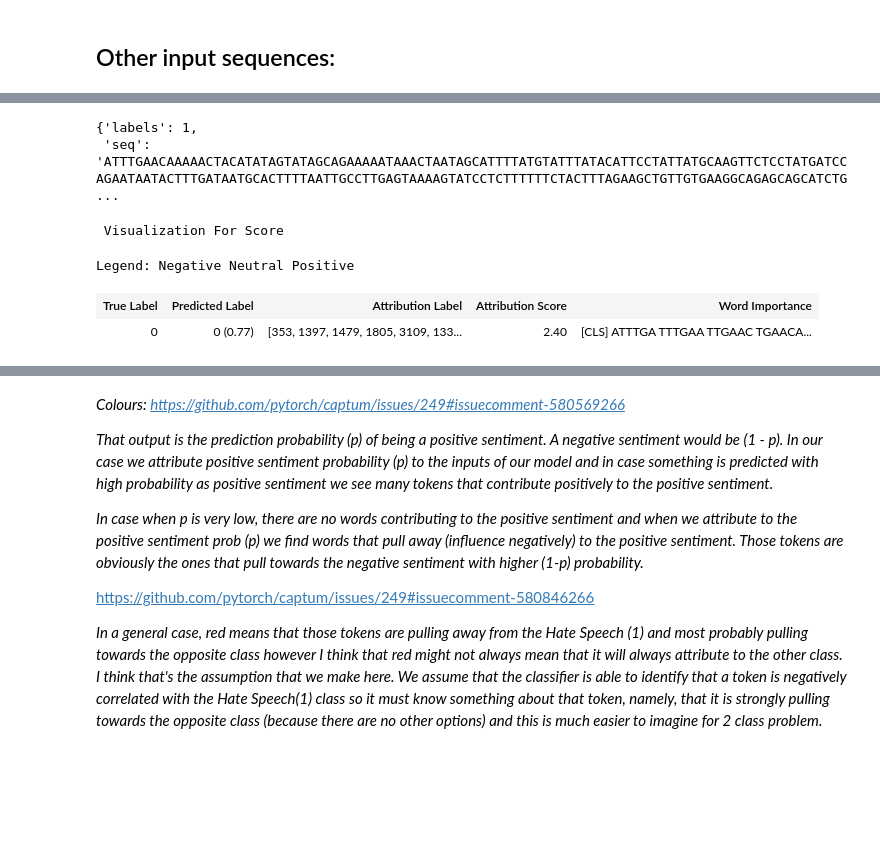
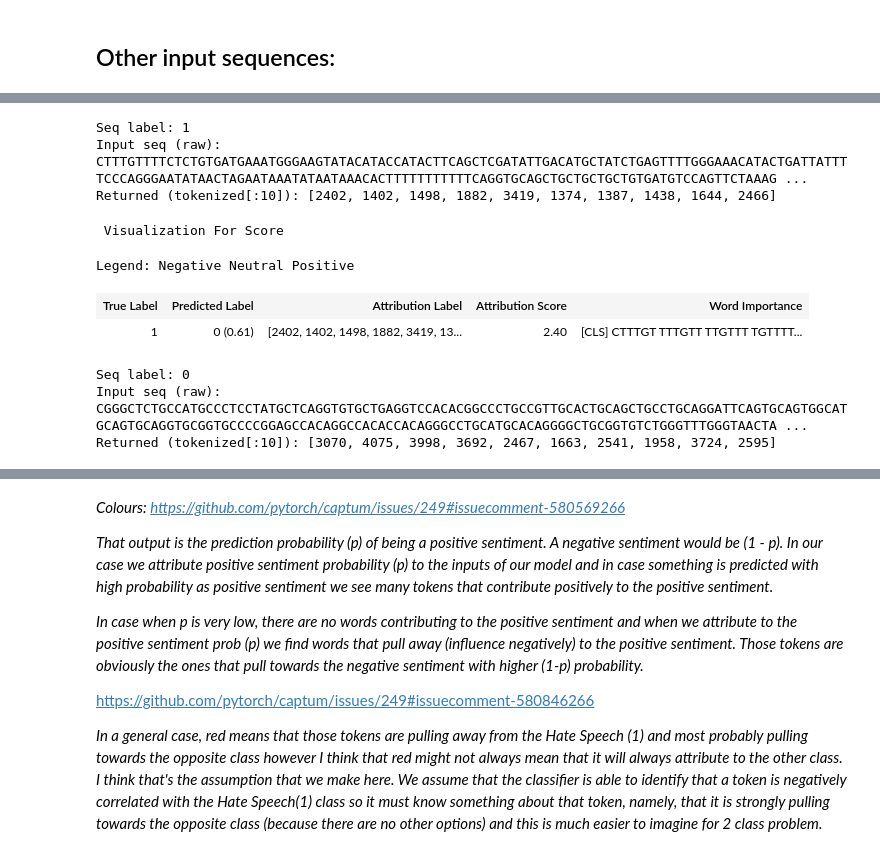
Before and after one commit to ML-Bioinfo-CEITEC/DNA-pretraining, a Jupyter notebook: experiments/interpretability/bert_seq_classification_captum.ipynb, the cells around one changed output, grey strips where cells are left out. Saved outputs shown, nothing was run; the diff lists cells and outputs as text; code cells hidden in the pictures; blank space fills up the shorter version.

```diff
--- a/experiments/interpretability/bert_seq_classification_captum.ipynb
+++ b/experiments/interpretability/bert_seq_classification_captum.ipynb
@@ -585,14 +397,19 @@ Legend: Negative Neutral Positive
-# %%
-new_seq = dataset_train[855]
-new_seq
-# %% [output]
-{'labels': 1,
- 'seq': 'ATTTGAACAAAAACTACATATAGTATAGCAGAAAAATAAACTAATAGCATTTTATGTATTTATACATTCCTATTATGCAAGTTCTCCTATGATCCAGAATAATACTTTGATAATGCACTTTTAATTGCCTTGAGTAAAAGTATCCTCTTTTTTCTACTTTAGAAGCTGTTGTGAAGGCAGAGCAGCATCTG ...
-# %%
-tokenized_text = dna_to_input_text(new_seq['seq'])
-interpret_and_visualize(tokenized_text)
-# %% [output]
- Visualization For Score
-Legend: Negative Neutral Positive
-| True Label | Predicted Label | Attribution Label | Attribution Score | Word Importance |
-| 0 | 0 (0.77) | [353, 1397, 1479, 1805, 3109, 133... | 2.40 | [CLS] ATTTGA TTTGAA TTGAAC TGAACA... |
+# %%
+sample2, sample_label2 = get_sample_and_label(dataset_test, 1055)
+# %% [output]
+Seq label: 1
+Input seq (raw): CTTTGTTTTCTCTGTGATGAAATGGGAAGTATACATACCATACTTCAGCTCGATATTGACATGCTATCTGAGTTTTGGGAAACATACTGATTATTTTCCCAGGGAATATAACTAGAATAAATATAATAAACACTTTTTTTTTTTCAGGTGCAGCTGCTGCTGCTGTGATGTCCAGTTCTAAAG ...
+Returned (tokenized[:10]): [2402, 1402, 1498, 1882, 3419, 1374, 1387, 1438, 1644, 2466]
+# %%
+interpret_and_visualize(sample2, sample_label2)
+# %% [output]
+ Visualization For Score
+Legend: Negative Neutral Positive
+| True Label | Predicted Label | Attribution Label | Attribution Score | Word Importance |
+| 1 | 0 (0.61) | [2402, 1402, 1498, 1882, 3419, 13... | 2.40 | [CLS] CTTTGT TTTGTT TTGTTT TGTTTT... |
+# %%
+sample3, sample_label3 = get_sample_and_label(dataset_train, 155)
+# %% [output]
+Seq label: 0
+Input seq (raw): CGGGCTCTGCCATGCCCTCCTATGCTCAGGTGTGCTGAGGTCCACACGGCCCTGCCGTTGCACTGCAGCTGCCTGCAGGATTCAGTGCAGTGGCATGCAGTGCAGGTGCGGTGCCCCGGAGCCACAGGCCACACCACAGGGCCTGCATGCACAGGGGCTGCGGTGTCTGGGTTTGGGTAACTA ...
+Returned (tokenized[:10]): [3070, 4075, 3998, 3692, 2467, 1663, 2541, 1958, 3724, 2595]
```
Also changed, not shown: parts of 46 cells of this notebook.
